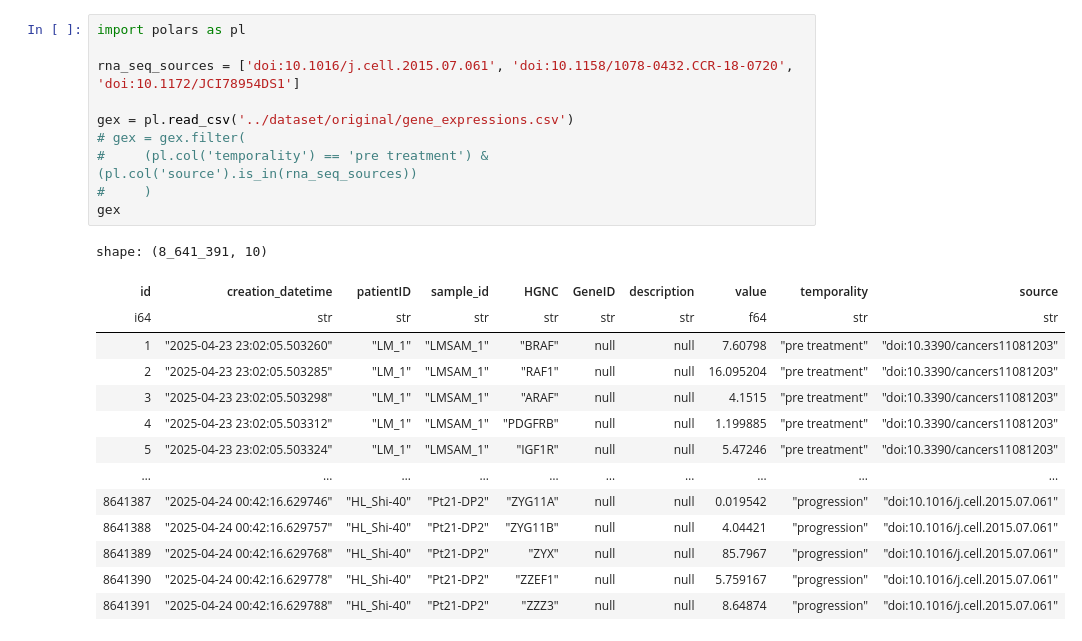
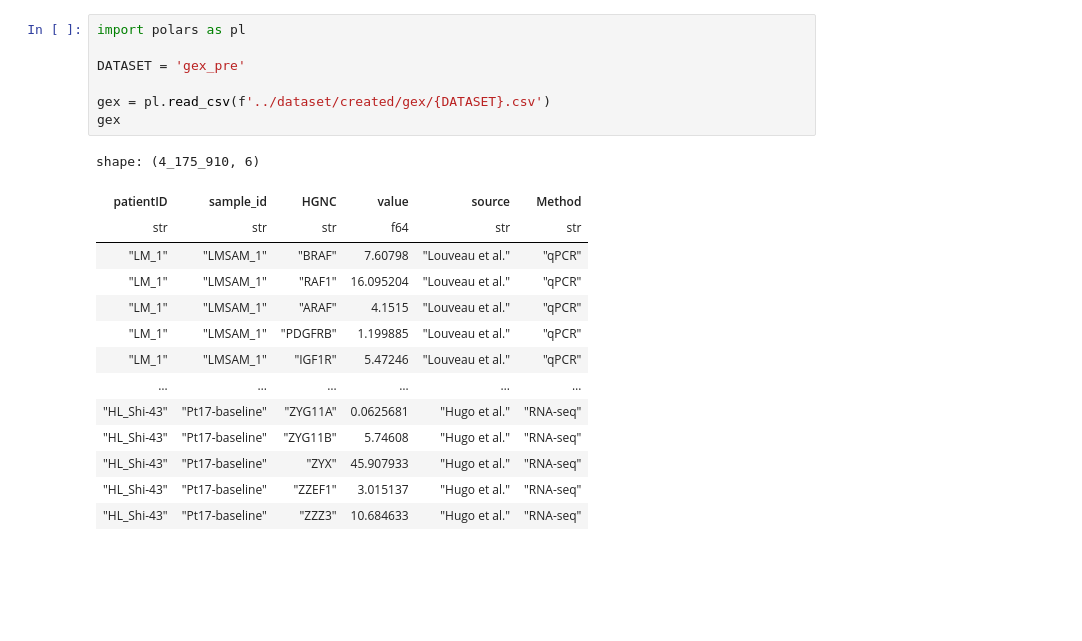
Before and after one commit to dinhhb/modeling_gene_expression, a Jupyter notebook: eda/eda-gex.ipynb, the cells around one changed output. Cells and saved outputs as stored; diff of their text form; blank space fills up the shorter version.

```diff
--- a/eda/eda-gex.ipynb
+++ b/eda/eda-gex.ipynb
@@ -1,28 +1,25 @@
 # %%
 import polars as pl
 
-rna_seq_sources = ['doi:10.1016/j.cell.2015.07.061', 'doi:10.1158/1078-0432.CCR-18-0720', 'doi:10.1172/JCI78954DS1']
+DATASET = 'gex_pre'
 
-gex = pl.read_csv('../dataset/original/gene_expressions.csv')
-# gex = gex.filter(
-#     (pl.col('temporality') == 'pre treatment') & (pl.col('source').is_in(rna_seq_sources))
-#     )
+gex = pl.read_csv(f'../dataset/created/gex/{DATASET}.csv')
 gex
 # %% [output]
-shape: (8_641_391, 10)
+shape: (4_175_910, 6)
-| id | creation_datetime | patientID | sample_id | HGNC | GeneID | description | value | temporality | source |
-| i64 | str | str | str | str | str | str | f64 | str | str |
-| 1 | "2025-04-23 23:02:05.503260" | "LM_1" | "LMSAM_1" | "BRAF" | null | null | 7.60798 | "pre treatment" | "doi:10.3390/cancers11081203" |
-| 2 | "2025-04-23 23:02:05.503285" | "LM_1" | "LMSAM_1" | "RAF1" | null | null | 16.095204 | "pre treatment" | "doi:10.3390/cancers11081203" |
-| 3 | "2025-04-23 23:02:05.503298" | "LM_1" | "LMSAM_1" | "ARAF" | null | null | 4.1515 | "pre treatment" | "doi:10.3390/cancers11081203" |
-| 4 | "2025-04-23 23:02:05.503312" | "LM_1" | "LMSAM_1" | "PDGFRB" | null | null | 1.199885 | "pre treatment" | "doi:10.3390/cancers11081203" |
-| 5 | "2025-04-23 23:02:05.503324" | "LM_1" | "LMSAM_1" | "IGF1R" | null | null | 5.47246 | "pre treatment" | "doi:10.3390/cancers11081203" |
-| … | … | … | … | … | … | … | … | … | … |
-| 8641387 | "2025-04-24 00:42:16.629746" | "HL_Shi-40" | "Pt21-DP2" | "ZYG11A" | null | null | 0.019542 | "progression" | "doi:10.1016/j.cell.2015.07.061" |
-| 8641388 | "2025-04-24 00:42:16.629757" | "HL_Shi-40" | "Pt21-DP2" | "ZYG11B" | null | null | 4.04421 | "progression" | "doi:10.1016/j.cell.2015.07.061" |
-| 8641389 | "2025-04-24 00:42:16.629768" | "HL_Shi-40" | "Pt21-DP2" | "ZYX" | null | null | 85.7967 | "progression" | "doi:10.1016/j.cell.2015.07.061" |
-| 8641390 | "2025-04-24 00:42:16.629778" | "HL_Shi-40" | "Pt21-DP2" | "ZZEF1" | null | null | 5.759167 | "progression" | "doi:10.1016/j.cell.2015.07.061" |
-| 8641391 | "2025-04-24 00:42:16.629788" | "HL_Shi-40" | "Pt21-DP2" | "ZZZ3" | null | null | 8.64874 | "progression" | "doi:10.1016/j.cell.2015.07.061" |
+| patientID | sample_id | HGNC | value | source | Method |
+| str | str | str | f64 | str | str |
+| "LM_1" | "LMSAM_1" | "BRAF" | 7.60798 | "Louveau et al." | "qPCR" |
+| "LM_1" | "LMSAM_1" | "RAF1" | 16.095204 | "Louveau et al." | "qPCR" |
+| "LM_1" | "LMSAM_1" | "ARAF" | 4.1515 | "Louveau et al." | "qPCR" |
+| "LM_1" | "LMSAM_1" | "PDGFRB" | 1.199885 | "Louveau et al." | "qPCR" |
+| "LM_1" | "LMSAM_1" | "IGF1R" | 5.47246 | "Louveau et al." | "qPCR" |
+| … | … | … | … | … | … |
+| "HL_Shi-43" | "Pt17-baseline" | "ZYG11A" | 0.0625681 | "Hugo et al." | "RNA-seq" |
+| "HL_Shi-43" | "Pt17-baseline" | "ZYG11B" | 5.74608 | "Hugo et al." | "RNA-seq" |
+| "HL_Shi-43" | "Pt17-baseline" | "ZYX" | 45.907933 | "Hugo et al." | "RNA-seq" |
+| "HL_Shi-43" | "Pt17-baseline" | "ZZEF1" | 3.015137 | "Hugo et al." | "RNA-seq" |
+| "HL_Shi-43" | "Pt17-baseline" | "ZZZ3" | 10.684633 | "Hugo et al." | "RNA-seq" |
 # %%
 import matplotlib.pyplot as plt
 import numpy as np
```
Also changed, not shown: parts of 2 cells of this notebook, 28 other files.
